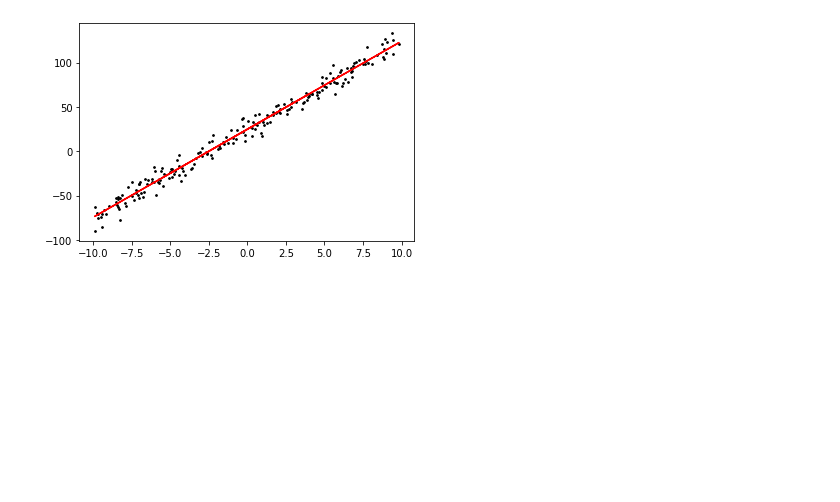
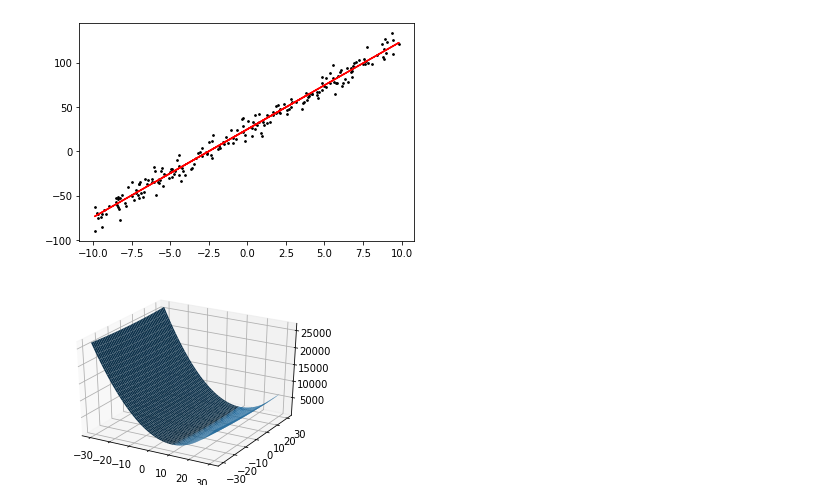
Before and after one commit to suulee/Machine-learning, a Jupyter notebook: assignment03/assignment03.ipynb, the cells around one changed output. Drawn from its saved outputs; the diff is of its cells as text; code cells hidden in the pictures; blank space fills up the shorter version.

Commit message:
plotting the energy surface

```diff
--- a/assignment03/assignment03.ipynb
+++ b/assignment03/assignment03.ipynb
@@ -66,0 +87,10 @@ plt.plot(x_data,Y_plot,color='red')
+# %%
+x_cost=np.arange(-30,30,0.1)
+y_cost=np.arange(-30,30,0.1)
+num=len(x_cost)
+# %%
+temp=np.zeros((num,num))
+# %%
+for i in range(num):
+  for j in range(num):
+    temp[j,i]=cost_fun(x_cost[i],y_cost[j])
@@ -66,0 +99,9 @@ plt.plot(x_data,Y_plot,color='red')
+# %%
+xx,yy=np.meshgrid(x_cost,y_cost)
+# %%
+plt.figure(figsize=(5,3.5))
+ax=plt.subplot(1,1,1,projection='3d')
+ax.plot_surface(xx,yy,temp)
+plt.show()
+# %% [output]
+[figure, added]
```
Also changed, not shown: parts of 7 cells of this notebook.
